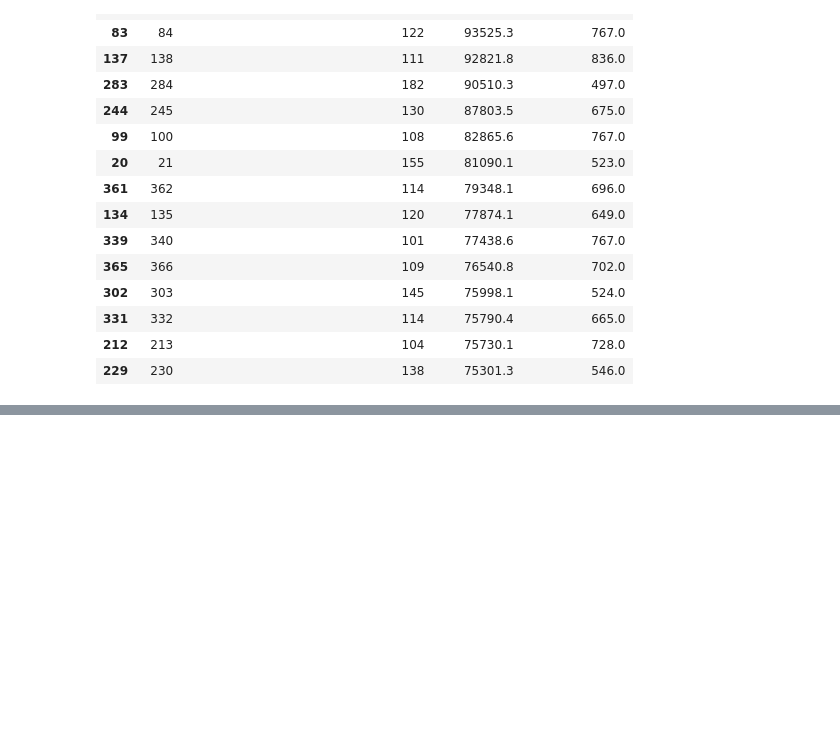
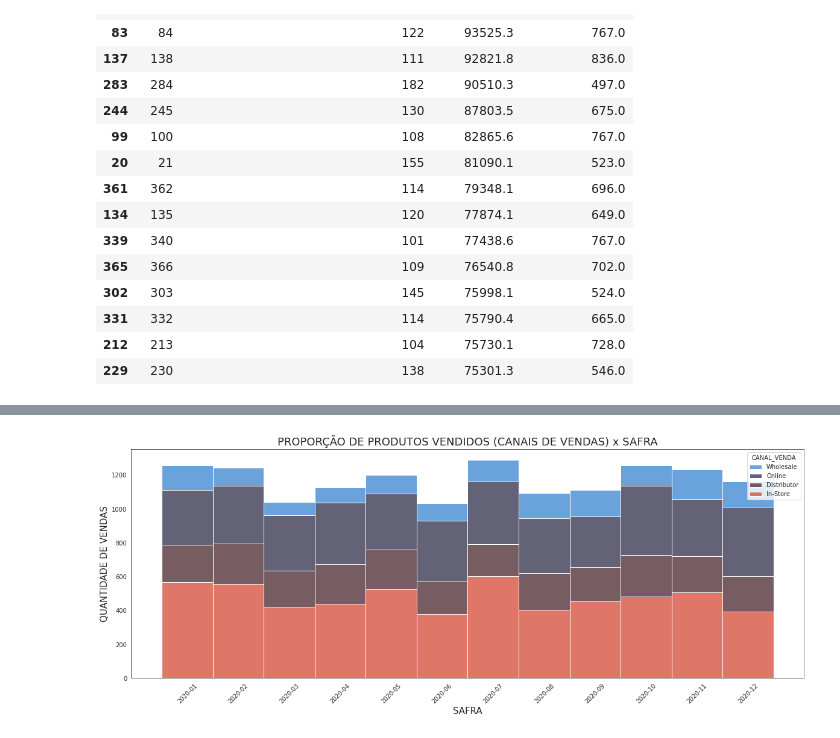
Before and after one commit to wander-asb/Vendas-varejo, a Jupyter notebook: Sales.ipynb, the cells around one changed output, grey strips where cells are left out. Cells and saved outputs as stored; diff of their text form; code cells hidden in the pictures; blank space fills up the shorter version.

```diff
--- a/Sales.ipynb
+++ b/Sales.ipynb
@@ -165,0 +166,19 @@ plt.show();
+# %%
+fig = plt.figure(figsize=(20,7))
+ax = sn.histplot(
+    dataplot[dataplot['SAFRA'] >= '2020-01'],
+    x='SAFRA',
+    weights='QTD_PRODUTO',
+    hue='CANAL_VENDA',
+    multiple='stack',
+    edgecolor='white',
+    palette="icefire",
+)
+
+plt.xticks(rotation=45)
+ax.set_title('PROPORÇÃO DE PRODUTOS VENDIDOS (CANAIS DE VENDAS) x SAFRA', fontsize=18)
+ax.set_xlabel('SAFRA', fontsize=15)
+ax.set_ylabel('QUANTIDADE DE VENDAS', fontsize=15)
+plt.show();
+# %% [output]
+[figure, added]
```
Also changed, not shown: parts of 6 cells of this notebook.
